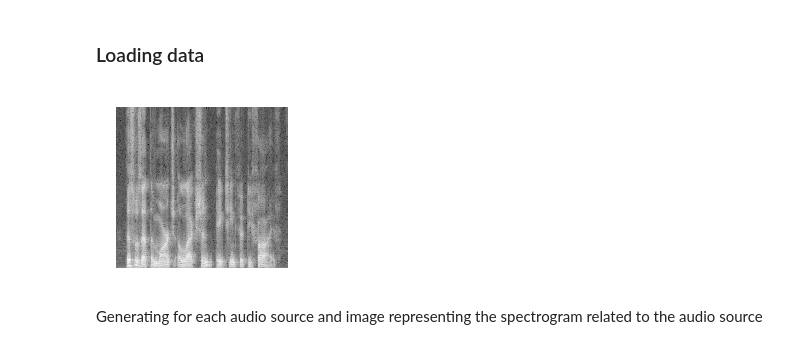
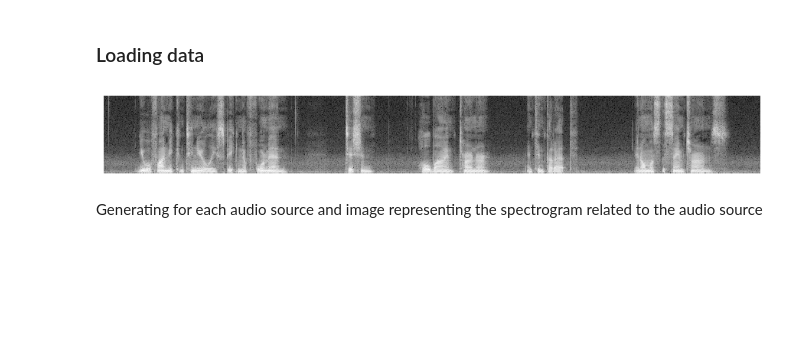
Before and after one commit to DomainFlag/DataScienceNotes, a Jupyter notebook: speech_recogniser/speech_recogniser.ipynb, the cells around one changed output. Cells and saved outputs as stored; diff of their text form; code cells hidden in the pictures; blank space fills up the shorter version.

Commit message:
added several changes, added training loop

```diff
--- a/speech_recogniser/speech_recogniser.ipynb
+++ b/speech_recogniser/speech_recogniser.ipynb
@@ -39,11 +46,12 @@ root_path = '/content/drive/My Drive/speech_recogniser/'
 # root path if local
 root_path = './'
 # %%
-data_dir = root_path + 'data'
+data_dir = root_path + 'data/'
+model_dir = root_path + "models/"
 
-train_dir = data_dir + '/train'
-test_dir = data_dir + '/test'
-valid_dir = data_dir + '/valid'
+train_dir = data_dir + 'train'
+test_dir = data_dir + 'test'
+valid_dir = data_dir + 'valid'
 # %%
 # helper function to resolve a file transcription
 def resolve_transcription(files, transcription, relative_path = "./"):
@@ -113,10 +120,16 @@ data_types = {"train" : train_dir, "valid" : valid_dir, "test" : test_dir}
 transcriptions = {data_type : resolve_data(data_dir) for data_type, data_dir in data_types.items()}
 # %%
 # default sampling rate
-sampling_rate = 4096
+sampling_rate = 16000
+
+# sampling chunk length
+nfft = 200
+
+# sampling length to be padded
+sampling_pad = sampling_rate / nfft
 
 # helper function to resolve an audio source file to spectrogram
-def resolve_image_source(transcription, rewrite = False, interactive = False):
+def resolve_image_source(transcription, rewrite = False, interactive = False, dpi = 101):
     # image source
     image_source = transcription["image"]
 
@@ -147,8 +160,8 @@ def resolve_image_source(transcription, rewrite = False, interactive = False):
     # data to numpy array
     data = np.array(data)
 
-    # sample frequencies, segment times(0 <-> song's length), frequencies domain(last axis - segment times)
-    f, t, Sxx = signal.spectrogram(data, raw.frame_rate, nfft = 320, nperseg = 320, noverlap = 0)
+    # sample frequencies, segment times, frequencies domain output where nfft 200 => 16000 / 200 = 80 => 12.5ms chunk
+    f, t, Sxx = signal.spectrogram(data, raw.frame_rate, nfft = nfft, nperseg = nfft, noverlap = 0)
 
     # dimensions
     row, col = Sxx.shape[0], Sxx.shape[1]
@@ -156,13 +169,14 @@ def resolve_image_source(transcription, rewrite = False, interactive = False):
     # normalizing dimensions
     row, col = 1.0, (col / row)
 
-    fig = plt.figure(figsize = (col, row), dpi = 161)
+    # dpi to match the file size
+    fig = plt.figure(figsize = (col, row), dpi = dpi)
     fig.subplots_adjust(0, 0, 1, 1)
 
     plt.set_cmap("gray")
 
     ax = fig.add_subplot(1, 1, 1, frameon = False)
-    ax.pcolormesh(t, f, 10 * np.log10(Sxx))
+    ax.pcolormesh(t, f, 10 * np.log10(Sxx + 0.000001))
     ax.axes.get_xaxis().set_visible(False)
     ax.axes.get_yaxis().set_visible(False)
 
@@ -199,9 +213,9 @@ def resolve_transcription_images(transcriptions, rewrite = True, clean = False):
     # interactive mode turned on for default behaviour
     plt.ion()
 # %%
-resolve_image_source(transcriptions["valid"][1], rewrite = False, interactive = True)
+resolve_image_source(transcriptions["train"][0], rewrite = False, interactive = True)
 # %% [output]
-[figure, old version]
+[figure, new version]
 # %% [markdown]
 Generating for each audio source and image representing the spectrogram related to the audio source
 # %%
```
Also changed, not shown: parts of 28 cells of this notebook.
